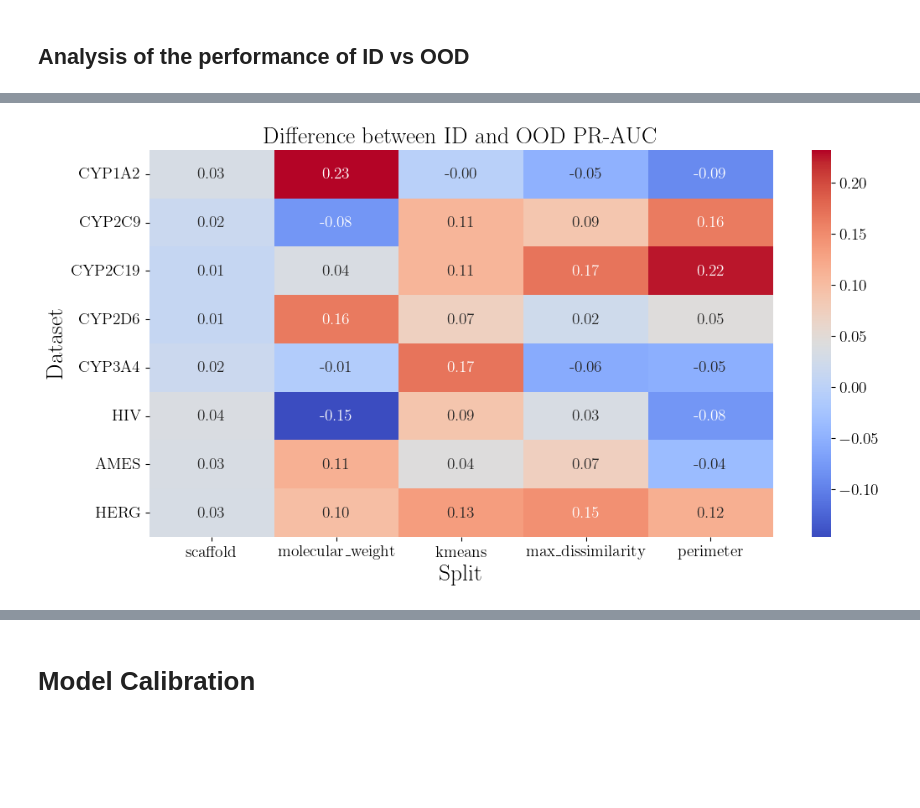
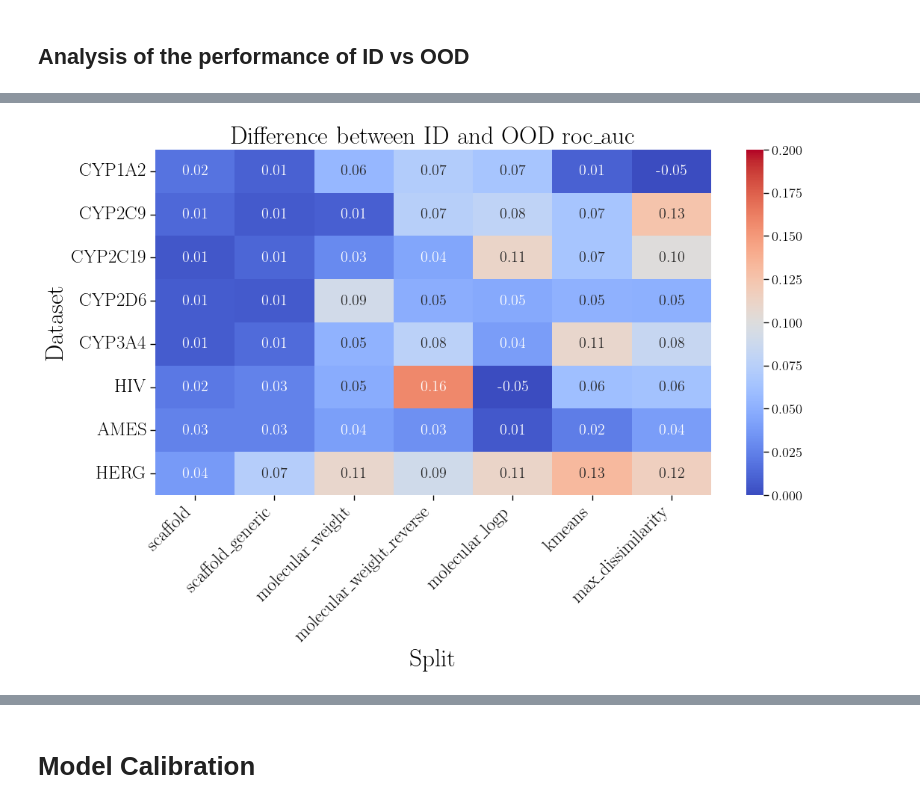
Before and after one commit to HFooladi/ALineMol, a Jupyter notebook: notebooks/dev.ipynb, the cells around one changed output, grey strips where cells are left out. Saved outputs shown, nothing was run; the diff lists cells and outputs as text; code cells hidden in the pictures; blank space fills up the shorter version.

```diff
--- a/notebooks/dev.ipynb
+++ b/notebooks/dev.ipynb
@@ -916,26 +1097,9 @@ plt.show()
-# %%
-## We want to have a heatmap with one axis datasets and one axis splits. The values in the heatmap are the difference between ID and OOD
-## for each dataset and split
-
-results = pd.read_csv(os.path.join("classification_results", "TDC", "results.csv")) # read the results
-dataset_names = results['dataset'].unique() # get the unique dataset names
-split_types = results['split'].unique() # get the unique split types
-
-# create a dataframe to store the difference between ID and OOD for each dataset and split
-df = pd.DataFrame(index=dataset_names, columns=split_types)
-
-# fill the dataframe with the difference between ID and OOD for each dataset and split
-for dataset in dataset_names:
-    for split in split_types:
-        df.loc[dataset, split] = results[(results['dataset']==dataset) & (results['split']==split)]['ID_test_pr_auc'].mean() - results[(results['dataset']==dataset) & (results['split']==split)]['OOD_test_pr_auc'].mean()
-
-df = df.astype(float)
-# plot the heatmap
-fig, ax = plt.subplots(1, 1, figsize=(12, 6))
-sns.heatmap(df, ax=ax, cmap='coolwarm', annot=True, fmt=".2f")
-plt.xlabel("Split", fontsize=20)
-plt.ylabel("Dataset", fontsize=20)
-plt.title("Difference between ID and OOD PR-AUC", fontsize=20)
-plt.show()
-# %% [output]
-[figure, removed]
+# %%
+## We want to have a heatmap with one axis datasets and one axis splits. The values in the heatmap are the difference between ID and OOD
+## for each dataset and split
+
+results = pd.read_csv(os.path.join("classification_results", "TDC", "results.csv")) # read the results
+from alinemol.utils.plot_utils import heatmap_plot
+heatmap_plot(results, "roc_auc", perc=False, save=False)
+# %% [output]
+[figure, added]
```
Also changed, not shown: parts of 172 cells of this notebook, 1 other file.
